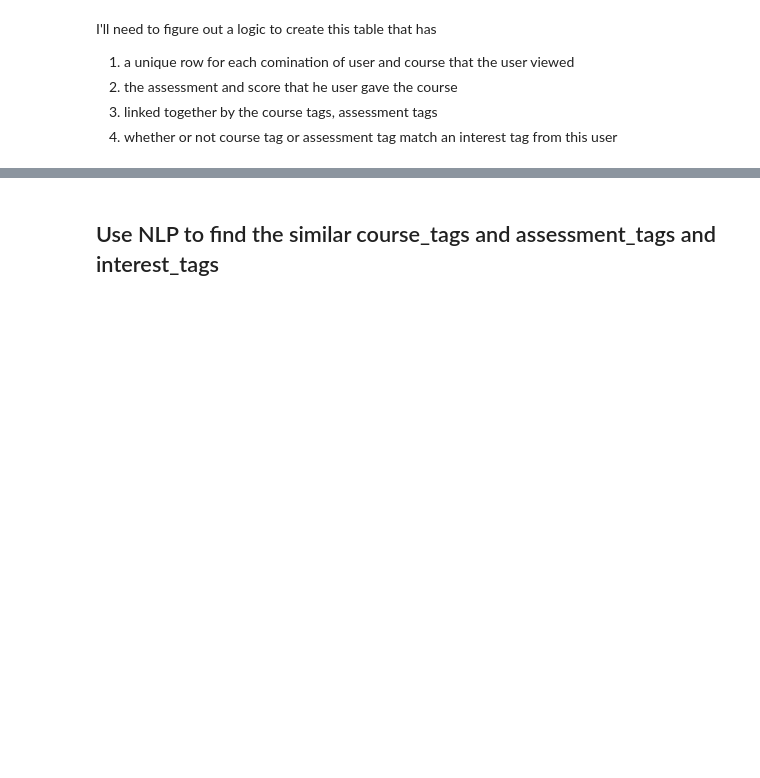
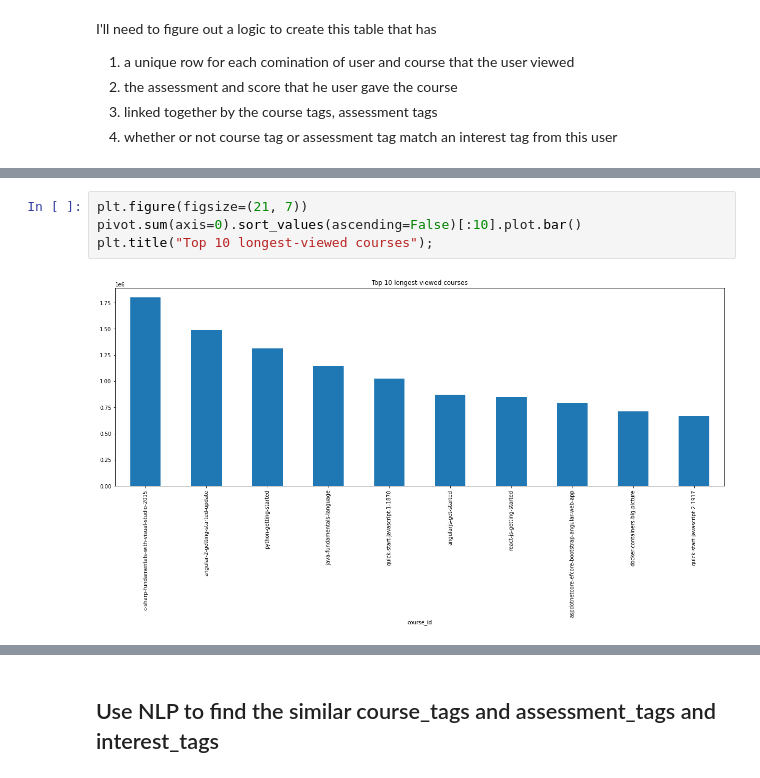
Before and after one commit to MattPat1981/users_api, a Jupyter notebook: code/data_exploration.ipynb, the cells around one changed output, grey strips where cells are left out. Cells and saved outputs as stored; diff of their text form; blank space fills up the shorter version.

```diff
--- a/code/data_exploration.ipynb
+++ b/code/data_exploration.ipynb
@@ -413,0 +538,6 @@ I'll need to figure out a logic to create this table that has
+# %%
+plt.figure(figsize=(21, 7))
+pivot.sum(axis=0).sort_values(ascending=False)[:10].plot.bar()
+plt.title("Top 10 longest-viewed courses");
+# %% [output]
+[figure, added]
```
Also changed, not shown: parts of 74 cells of this notebook, 6 other files.
